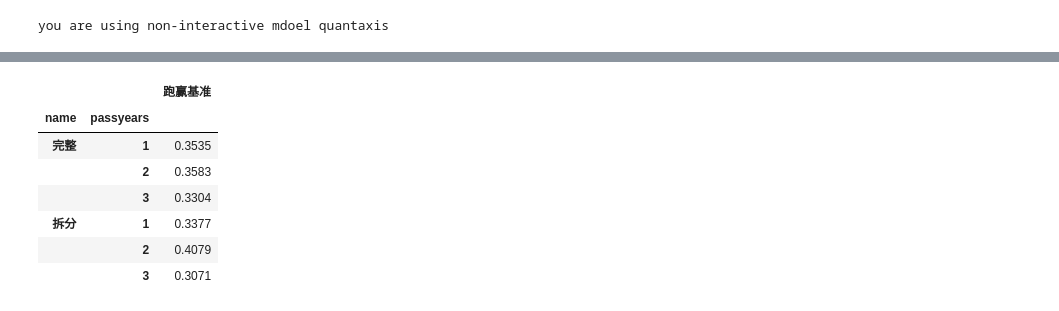
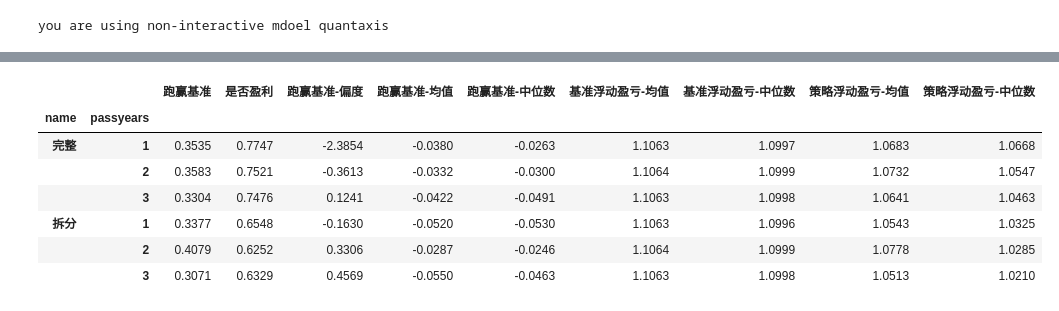
Before and after one commit to GuQiangJS/gquant-example, a Jupyter notebook: 周内效应/ETF-周内效应-513100.ipynb, the cells around one changed output, grey strips where cells are left out. Cells and saved outputs as stored; diff of their text form; code cells hidden in the pictures.

```diff
--- a/周内效应/ETF-周内效应-513100.ipynb
+++ b/周内效应/ETF-周内效应-513100.ipynb
@@ -173,17 +154,28 @@ report.groupby('name')['基准最大回撤','策略最大回撤'].agg(['mean','m
-# %%
-import matplotlib.ticker as mtick
-win_rate = report.groupby(
-    ['name', 'passyears'])['跑赢基准'].value_counts(normalize=True).to_frame()
-win_rate = win_rate[win_rate.index.get_level_values(2) == 1]
-win_rate.index = win_rate.index.droplevel(2)
-win_rate
-# %% [output]
-|  |  | 跑赢基准 |
-| name | passyears |  |
-| 完整 | 1 | 0.3535 |
-|  | 2 | 0.3583 |
-|  | 3 | 0.3304 |
-| 拆分 | 1 | 0.3377 |
-|  | 2 | 0.4079 |
-|  | 3 | 0.3071 |
+# %%
+def get_rate(data,name):
+    rate = data.groupby(['name', 'passyears'])[name].value_counts(normalize=True).to_frame()
+    rate = rate[rate.index.get_level_values(2) == 1]
+    rate.index = rate.index.droplevel(2)
+    return rate
+
+win_rate=get_rate(report,'跑赢基准')
+profit_rate=get_rate(report,'是否盈利')
+win_skew=report.groupby(['name', 'passyears'])['策略-基准盈亏'].skew().rename('跑赢基准-偏度')
+win_mean=report.groupby(['name', 'passyears'])['策略-基准盈亏'].mean().rename('跑赢基准-均值')
+win_median=report.groupby(['name', 'passyears'])['策略-基准盈亏'].median().rename('跑赢基准-中位数')
+profit_mean=report.groupby(['name', 'passyears'])['基准浮动盈亏'].mean().rename('基准浮动盈亏-均值')
+profit_median=report.groupby(['name', 'passyears'])['基准浮动盈亏'].median().rename('基准浮动盈亏-中位数')
+profit_mean1=report.groupby(['name', 'passyears'])['策略浮动盈亏'].mean().rename('策略浮动盈亏-均值')
+profit_median1=report.groupby(['name', 'passyears'])['策略浮动盈亏'].median().rename('策略浮动盈亏-中位数')
+
+win_rate.join(profit_rate).join(win_skew).join(win_mean).join(win_median).join(profit_mean).join(profit_median).join(profit_mean1).join(profit_median1)
+# %% [output]
+|  |  | 跑赢基准 | 是否盈利 | 跑赢基准-偏度 | 跑赢基准-均值 | 跑赢基准-中位数 | 基准浮动盈亏-均值 | 基准浮动盈亏-中位数 | 策略浮动盈亏-均值 | 策略浮动盈亏-中位数 |
+| name | passyears |  |  |  |  |  |  |  |  |  |
+| 完整 | 1 | 0.3535 | 0.7747 | -2.3854 | -0.0380 | -0.0263 | 1.1063 | 1.0997 | 1.0683 | 1.0668 |
+|  | 2 | 0.3583 | 0.7521 | -0.3613 | -0.0332 | -0.0300 | 1.1064 | 1.0999 | 1.0732 | 1.0547 |
+|  | 3 | 0.3304 | 0.7476 | 0.1241 | -0.0422 | -0.0491 | 1.1063 | 1.0998 | 1.0641 | 1.0463 |
+| 拆分 | 1 | 0.3377 | 0.6548 | -0.1630 | -0.0520 | -0.0530 | 1.1063 | 1.0996 | 1.0543 | 1.0325 |
+|  | 2 | 0.4079 | 0.6252 | 0.3306 | -0.0287 | -0.0246 | 1.1064 | 1.0999 | 1.0778 | 1.0285 |
+|  | 3 | 0.3071 | 0.6329 | 0.4569 | -0.0550 | -0.0463 | 1.1063 | 1.0998 | 1.0513 | 1.0210 |
 # %%
```
Also changed, not shown: parts of 11 cells of this notebook, 23 other files.
